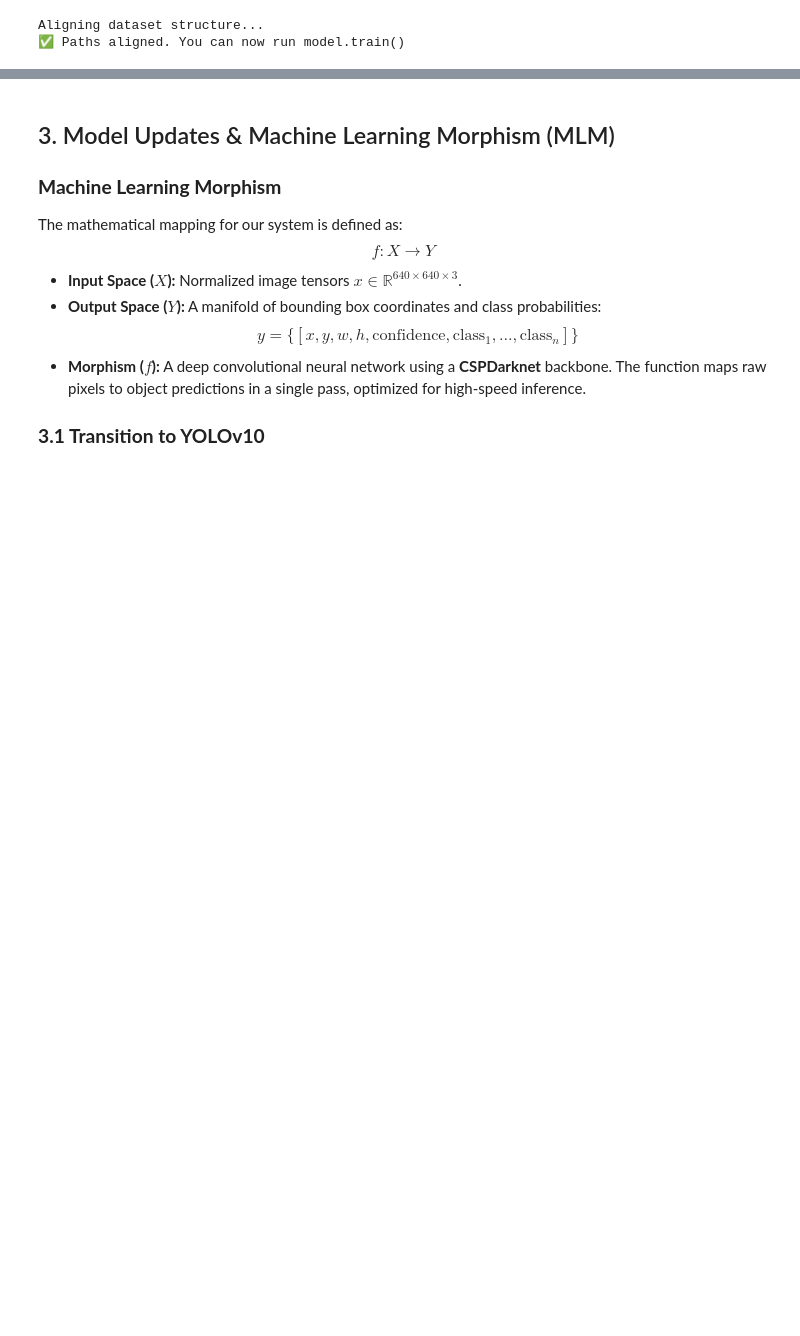
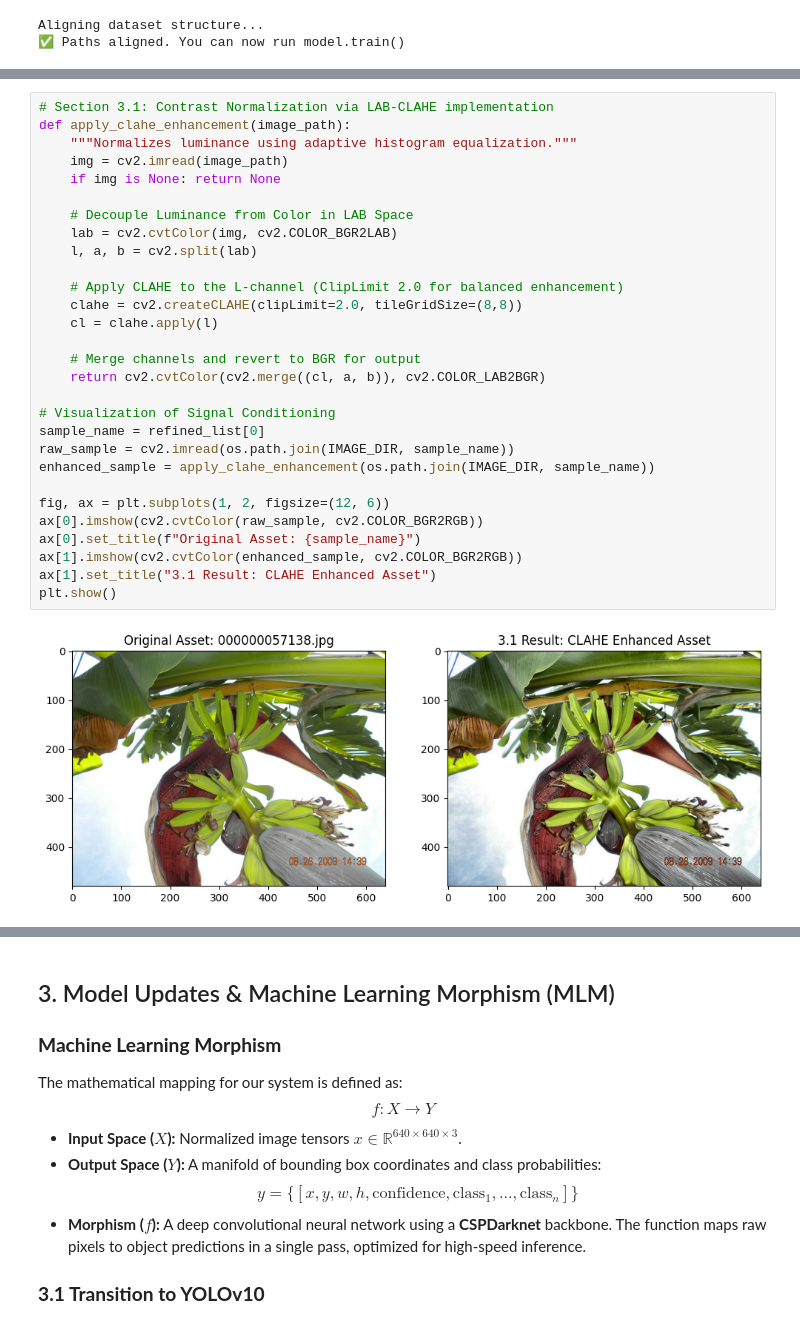
Before and after one commit to YuanFan666/Project-for-ESE-5971, a Jupyter notebook: MidSemester_Report_Coconut.ipynb, the cells around one changed output, grey strips where cells are left out. Cells and saved outputs as stored; diff of their text form; blank space fills up the shorter version.

```diff
--- a/MidSemester_Report_Coconut.ipynb
+++ b/MidSemester_Report_Coconut.ipynb
@@ -566,0 +341,31 @@ Estimated time for 20k images: 64.28 minutes
+# %%
+# Section 3.1: Contrast Normalization via LAB-CLAHE implementation
+def apply_clahe_enhancement(image_path):
+    """Normalizes luminance using adaptive histogram equalization."""
+    img = cv2.imread(image_path)
+    if img is None: return None
+
+    # Decouple Luminance from Color in LAB Space
+    lab = cv2.cvtColor(img, cv2.COLOR_BGR2LAB)
+    l, a, b = cv2.split(lab)
+
+    # Apply CLAHE to the L-channel (ClipLimit 2.0 for balanced enhancement)
+    clahe = cv2.createCLAHE(clipLimit=2.0, tileGridSize=(8,8))
+    cl = clahe.apply(l)
+
+    # Merge channels and revert to BGR for output
+    return cv2.cvtColor(cv2.merge((cl, a, b)), cv2.COLOR_LAB2BGR)
+
+# Visualization of Signal Conditioning
+sample_name = refined_list[0]
+raw_sample = cv2.imread(os.path.join(IMAGE_DIR, sample_name))
+enhanced_sample = apply_clahe_enhancement(os.path.join(IMAGE_DIR, sample_name))
+
+fig, ax = plt.subplots(1, 2, figsize=(12, 6))
+ax[0].imshow(cv2.cvtColor(raw_sample, cv2.COLOR_BGR2RGB))
+ax[0].set_title(f"Original Asset: {sample_name}")
+ax[1].imshow(cv2.cvtColor(enhanced_sample, cv2.COLOR_BGR2RGB))
+ax[1].set_title("3.1 Result: CLAHE Enhanced Asset")
+plt.show()
+# %% [output]
+[figure, added]
```
Also changed, not shown: parts of 14 cells of this notebook.
